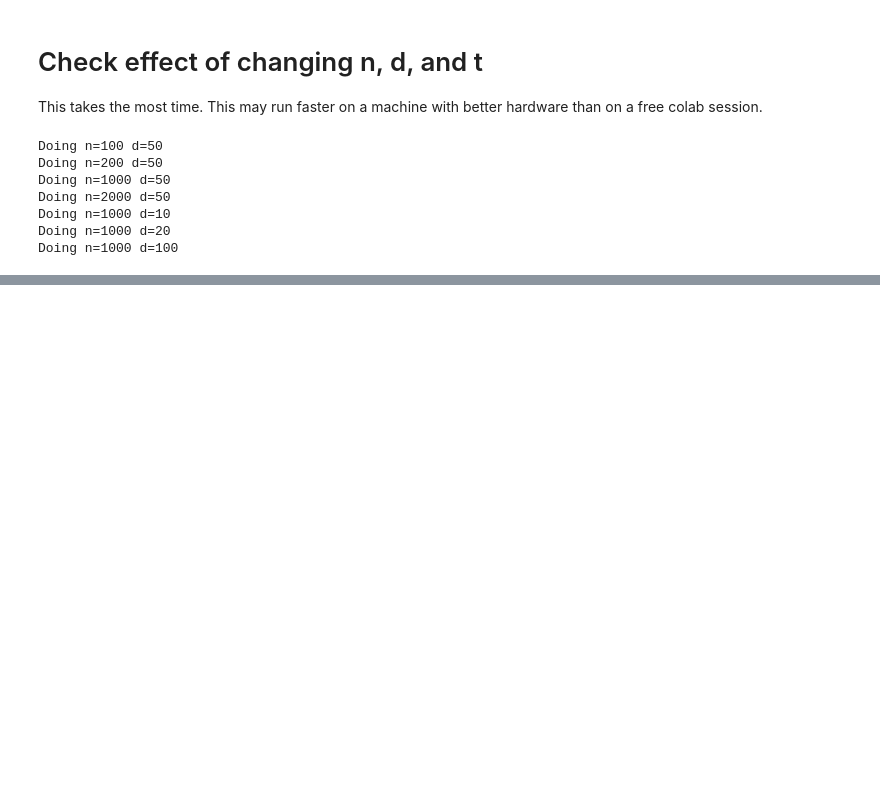
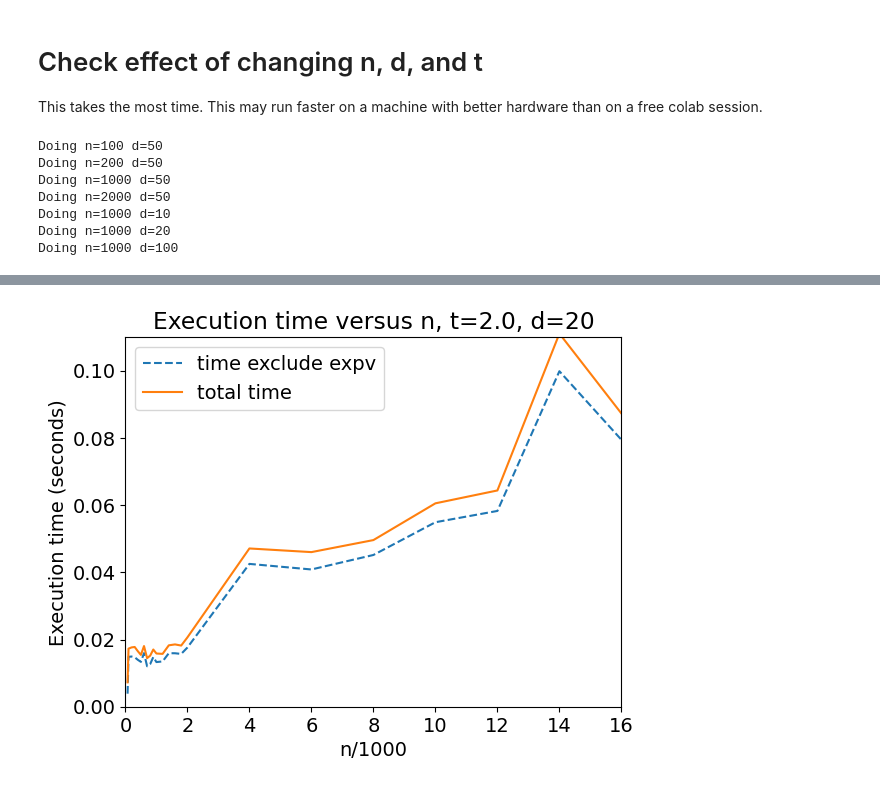
Before and after one commit to dnguyend/par-trans, a Jupyter notebook: examples/NumpyFlagParallel.ipynb, the cells around one changed output, grey strips where cells are left out. Cells and saved outputs as stored; diff of their text form; code cells hidden in the pictures; blank space fills up the shorter version.

```diff
--- a/examples/NumpyFlagParallel.ipynb
+++ b/examples/NumpyFlagParallel.ipynb
@@ -496,0 +582,9 @@ d &  &  &  &  &  &  &  &  &  &  \\
+# %%
+t = 2.
+d = 20
+n_repeats = 50
+ret = []
+n_list = np.array([70, 100, 200, 300, 400, 500, 600, 700, 800, 900, 1000, 1200, 1400, 1600, 1800, 2000, 4000, 6000, 8000, 10000, 12000, 14000, 16000])
+for n in n_list:
+  vals = test_flag_nd2(t, n, d, n_repeats, perf_counter)
+  ret.append(vals)
@@ -496,0 +609,19 @@ d &  &  &  &  &  &  &  &  &  &  \\
+# %%
+ret1 = np.array(ret)
+ret_mean = np.mean(ret1, axis=1)
+
+ft = 1000
+plt.plot(n_list/ft, ret_mean[:, 0] - ret_mean[:, 1], ls='--', label ="time exclude expv")
+plt.plot(n_list/ft, ret_mean[:, 0], ls='-',  label ="total time")
+
+plt.rcParams.update({'font.size': 14})
+plt.ylim(0, .11)
+plt.xlim(0, 16000//ft)
+plt.xlabel(f"n/{ft}")
+plt.ylabel("Execution time (seconds)")
+plt.title(f"Execution time versus n, t={t}, d={d}")
+plt.savefig("flag_time_vs_n.png")
+plt.legend()
+plt.show()
+# %% [output]
+[figure, added]
```
Also changed, not shown: parts of 14 cells of this notebook.
